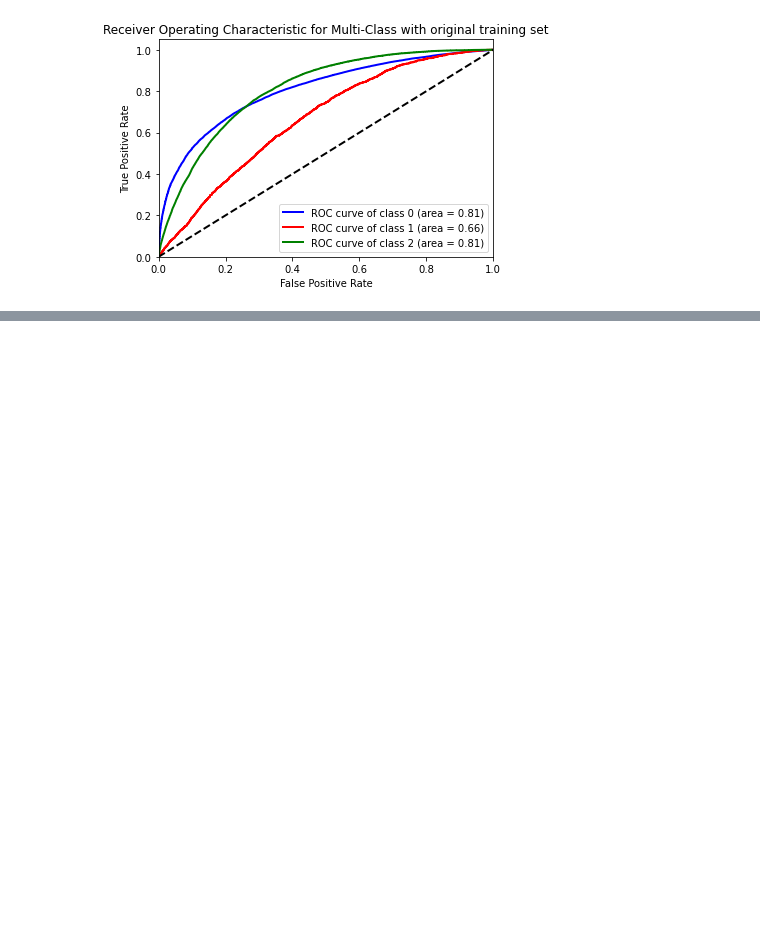
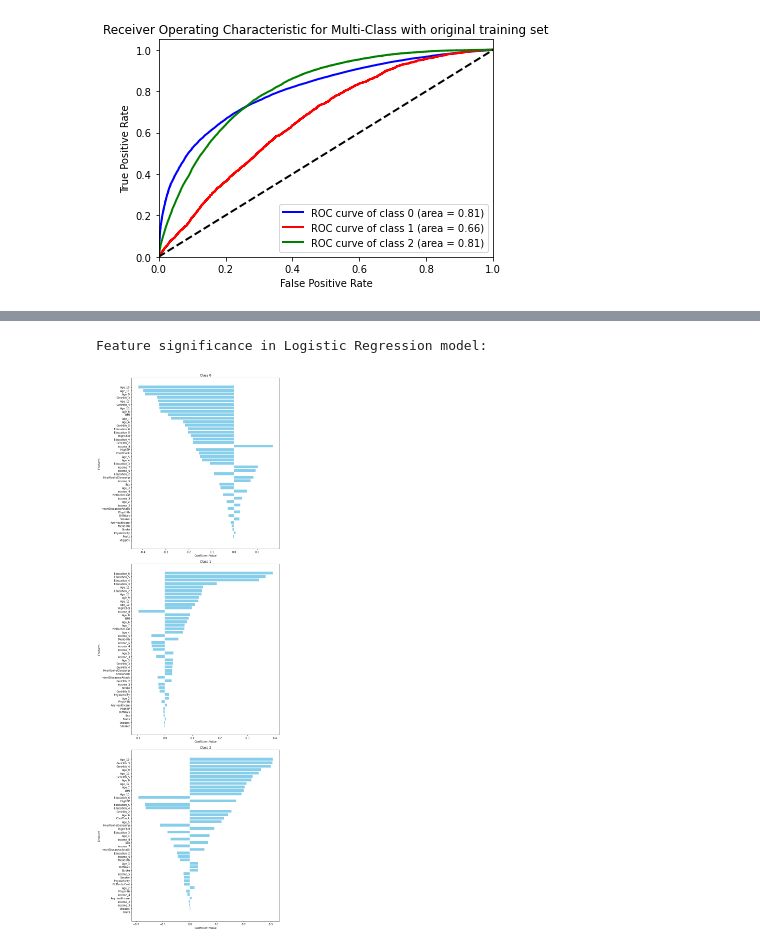
Before and after one commit to BruciiZ/stats302final, a Jupyter notebook: ml_model.ipynb, the cells around one changed output, grey strips where cells are left out. Drawn from its saved outputs; the diff is of its cells as text; code cells hidden in the pictures; blank space fills up the shorter version.

```diff
--- a/ml_model.ipynb
+++ b/ml_model.ipynb
@@ -957,0 +978,43 @@ plt.show()
+# %%
+import numpy as np
+from sklearn.linear_model import LogisticRegression
+
+# Assuming you've already fitted your logistic regression model:
+# clf = LogisticRegression()
+# clf.fit(X_scaled, y_train)
+
+# Get the coefficients from the model
+coefficients = clf.coef_
+
+# If you have feature names, you can pair them with the coefficients
+feature_names = X_train.columns.tolist() # replace with your actual feature names
+
+# Assuming you have class names
+class_names = ['0', '1', '2']  # replace with your actual class names
+
+# Print out the feature significance for each class
+print("Feature significance in Logistic Regression model:")
+
+# Visualizing sorted feature importance for each class
+num_features = len(feature_names)
+num_classes = len(class_names)
+
+fig, axes = plt.subplots(num_classes, 1, figsize=(10,30))
+
+for i in range(num_classes):
+    # Sort features by their importance for class i
+    idxs = np.argsort(np.abs(coefficients[i]))
+    sorted_features = [feature_names[idx] for idx in idxs]
+    sorted_coefficients = coefficients[i][idxs]
+
+    # Plot
+    axes[i].barh(sorted_features, sorted_coefficients, color='skyblue')
+    axes[i].set_title(f'Class {class_names[i]}')
+    axes[i].set_xlabel('Coefficient Value')
+    axes[i].set_ylabel('Features')
+
+plt.tight_layout()
+plt.show()
+# %% [output]
+Feature significance in Logistic Regression model:
+[figure, added]
```
Also changed, not shown: parts of 2 cells of this notebook, 4 other files.
